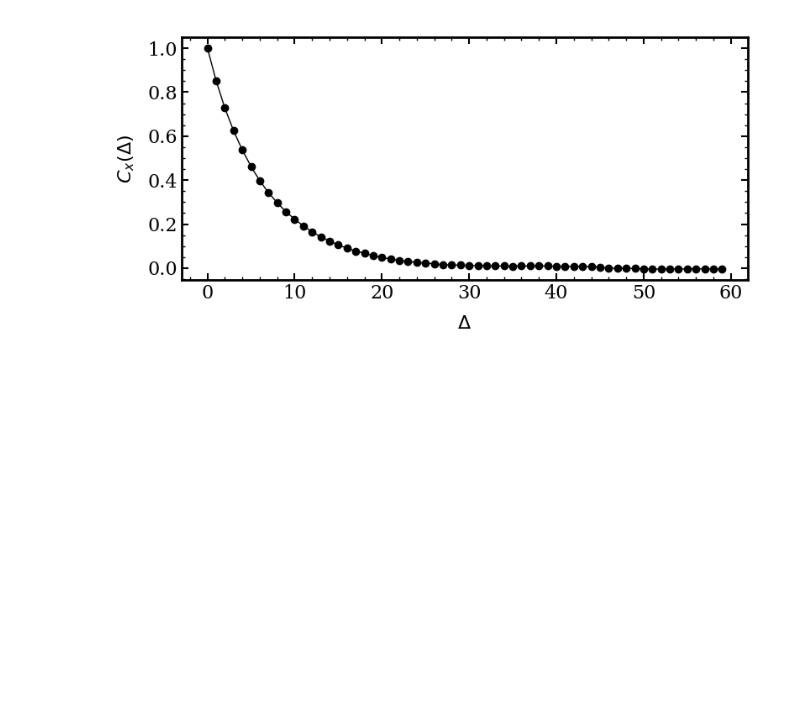
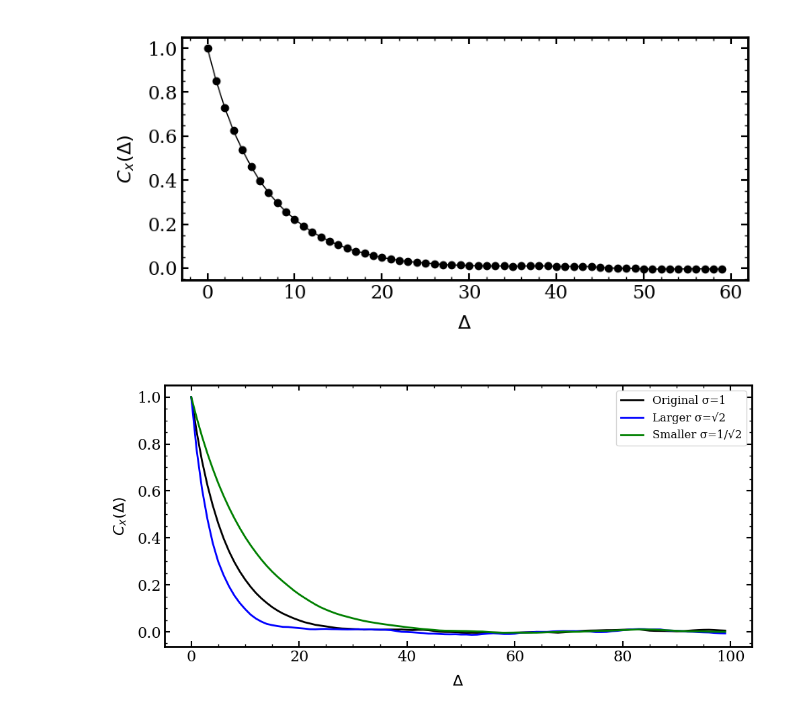
Before and after one commit to diongak/AST384C_Sp25, a Jupyter notebook: HW4/HW4.ipynb, the cells around one changed output. Drawn from its saved outputs; the diff is of its cells as text; code cells hidden in the pictures; blank space fills up the shorter version.

```diff
--- a/HW4/HW4.ipynb
+++ b/HW4/HW4.ipynb
@@ -203,3 +203,40 @@ plt.ylabel(r'$C_x(\Delta)$')
 plt.show()
 # %% [output]
 [figure]
+# %%
+# with smaller and larger variance
+
+def proposal_larger(x):
+    return random.normal(x, np.sqrt(2))
+
+def proposal_smaller(x):
+    return random.normal(x, 1 / np.sqrt(2))
+
+def mcmc_sampler(x0, n_samples, proposal):
+    samples = np.zeros(n_samples)
+    samples[0] = x0
+    for i in range(1, n_samples):
+        x_new = proposal(samples[i - 1])
+        r = random.uniform(0, 1)
+        if acceptance_ratio(samples[i - 1], x_new) > r:
+            samples[i] = x_new
+        else:
+            samples[i] = samples[i - 1]
+    return samples
+
+samples_larger = mcmc_sampler(x0, n_samples, proposal=proposal_larger)
+samples_smaller = mcmc_sampler(x0, n_samples, proposal=proposal_smaller)
+
+C_larger = autocorr_func_fft(samples_larger)
+C_smaller = autocorr_func_fft(samples_smaller)
+
+plt.figure(figsize=(10, 5))
+plt.plot(C_x[:100], label="Original σ=1", lw=2)
+plt.plot(C_larger[:100], label="Larger σ=√2", lw=2)
+plt.plot(C_smaller[:100], label="Smaller σ=1/√2", lw=2)
+plt.xlabel(r'$\Delta$')
+plt.ylabel(r'$C_x(\Delta)$')
+plt.legend()
+plt.show()
+# %% [output]
+[figure, added]
```
Also changed, not shown: parts of 1 cell of this notebook.
